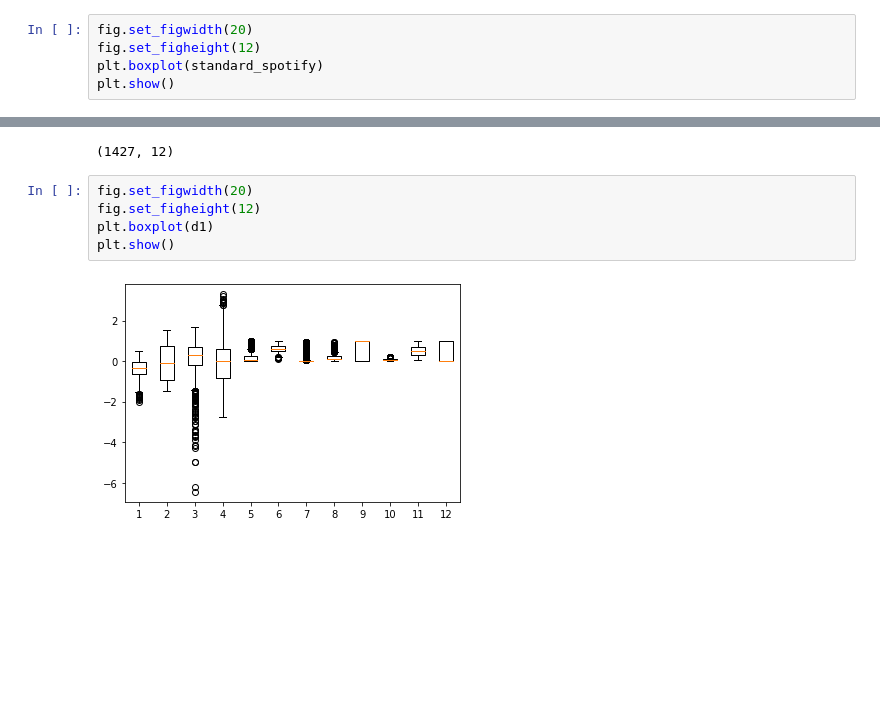
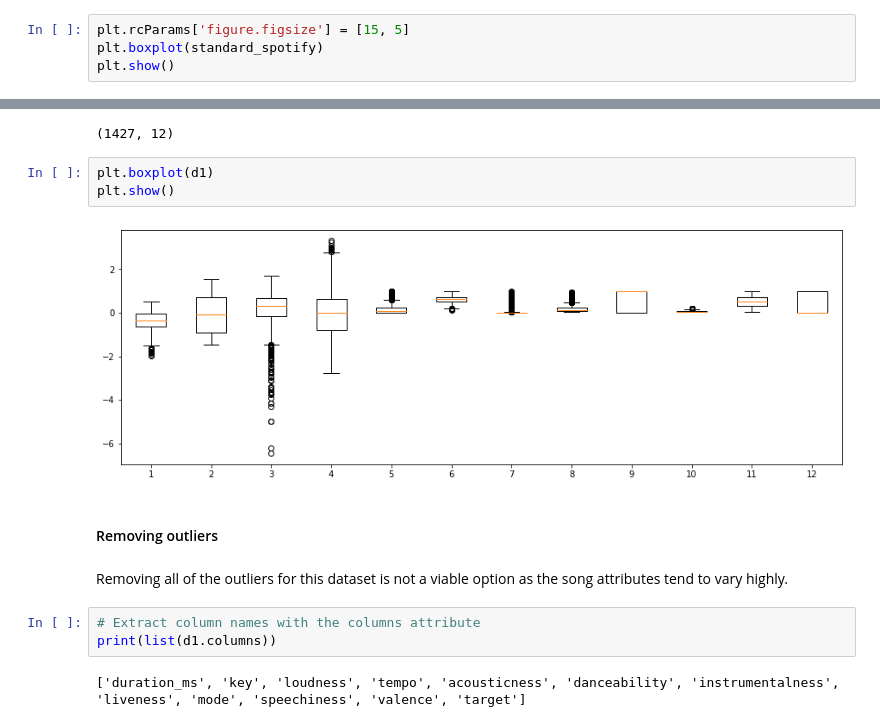
Before and after one commit to AhmedCharfeddine/spotify-recommender-system, a Jupyter notebook: Notebook 1.ipynb, the cells around one changed output, grey strips where cells are left out. Drawn from its saved outputs; the diff is of its cells as text; blank space fills up the shorter version.

Commit message:
outliers removal section

```diff
--- a/Notebook 1.ipynb
+++ b/Notebook 1.ipynb
@@ -238,6 +238,5 @@ fig = plt.figure()
 # %%
-fig.set_figwidth(20)
-fig.set_figheight(12)
+plt.rcParams['figure.figsize'] = [15, 5]
 plt.boxplot(standard_spotify)
 plt.show()
 # %% [output]
@@ -326,9 +325,16 @@ d1.shape
 # %% [output]
 (1427, 12)
 # %%
-fig.set_figwidth(20)
-fig.set_figheight(12)
 plt.boxplot(d1)
 plt.show()
 # %% [output]
-[figure, old version]
+[figure, new version]
+# %% [markdown]
+#### Removing outliers
+# %% [markdown]
+Removing all of the outliers for this dataset is not a viable option as the song attributes tend to vary highly.
+# %%
+# Extract column names with the columns attribute
+print(list(d1.columns))
+# %% [output]
+['duration_ms', 'key', 'loudness', 'tempo', 'acousticness', 'danceability', 'instrumentalness', 'liveness', 'mode', 'speechiness', 'valence', 'target']
```
Also changed, not shown: parts of 7 cells of this notebook.
